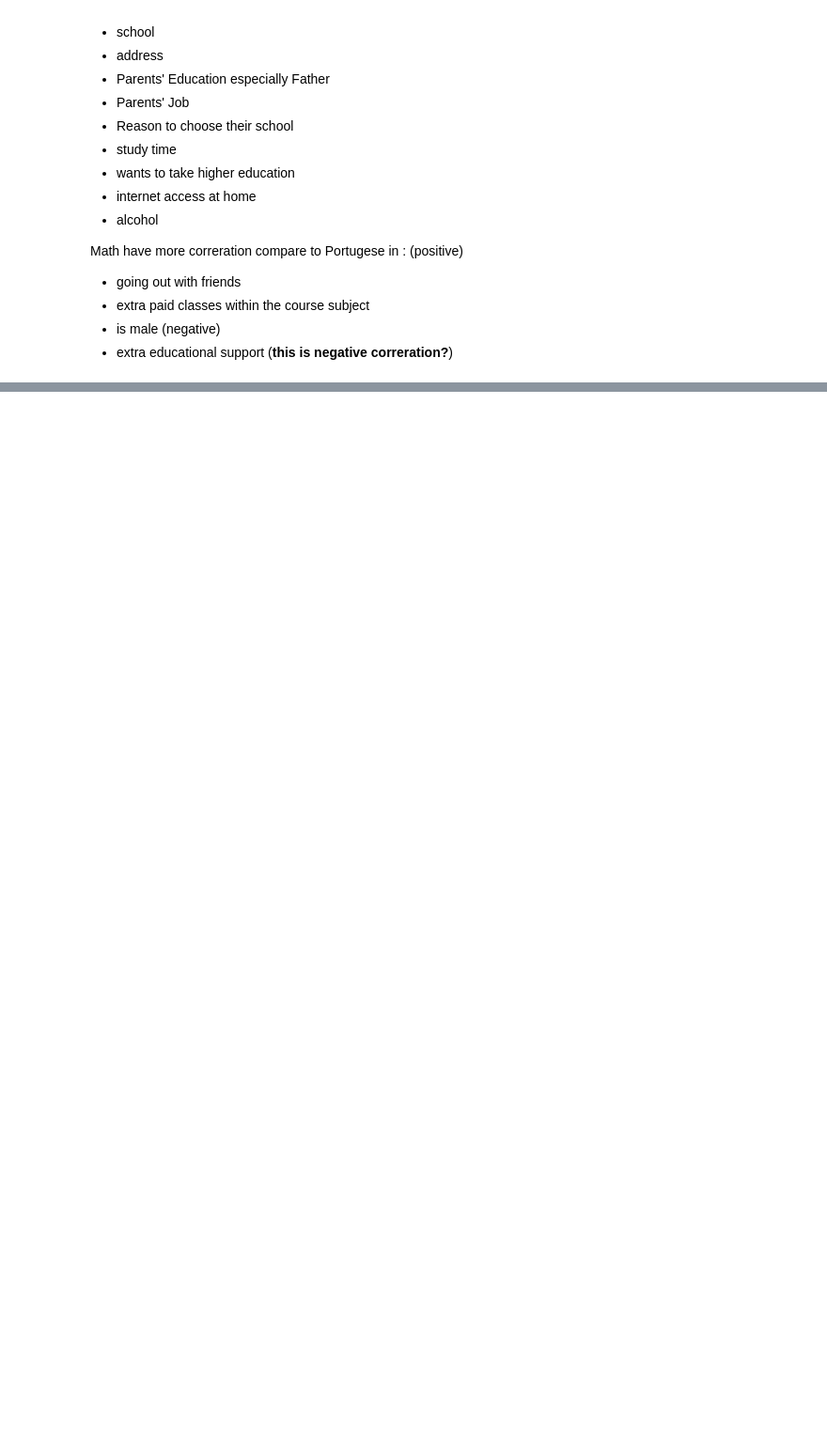
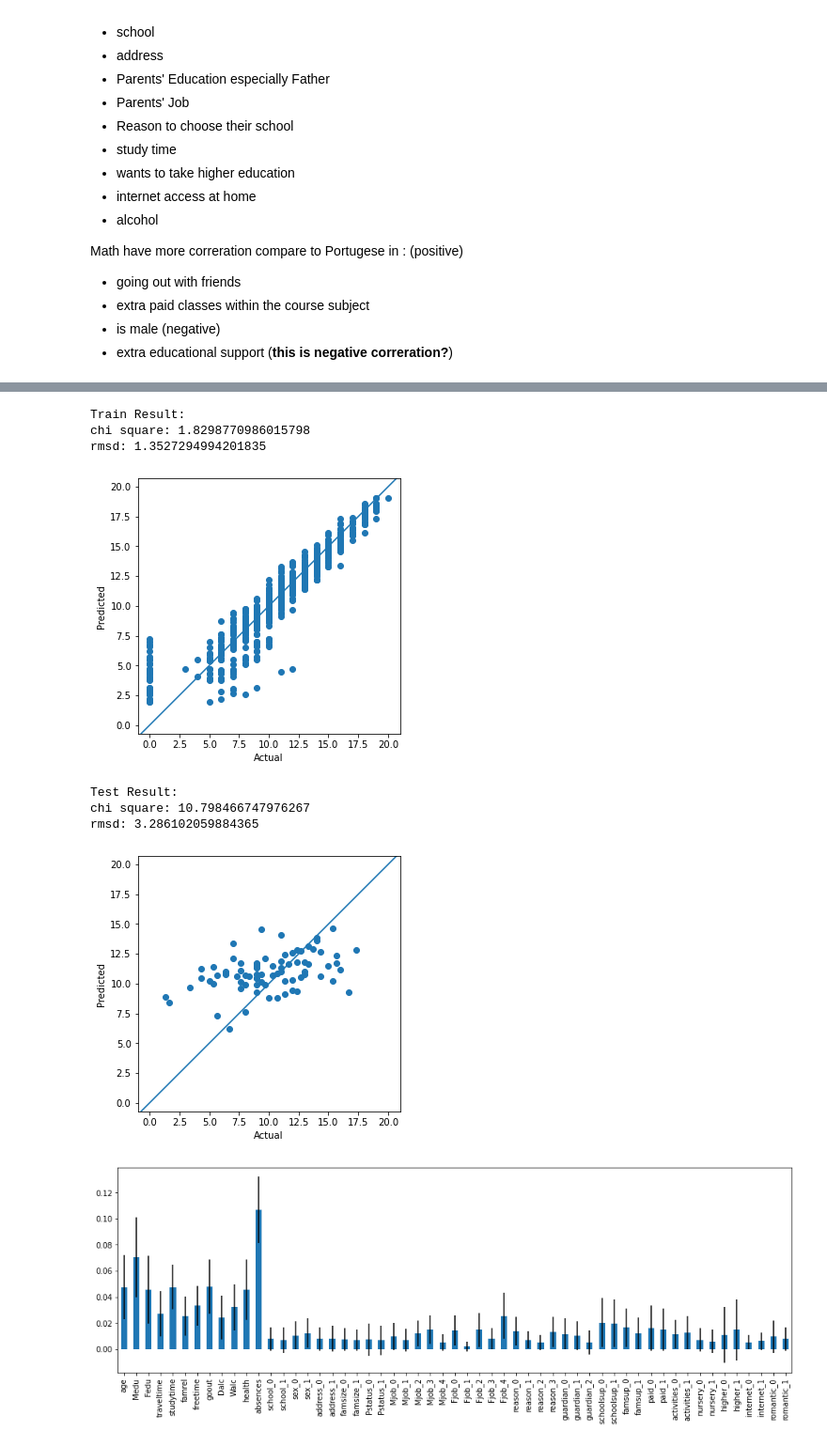
Before and after one commit to cheng1999/Student-Performance-Predict, a Jupyter notebook: cheng.ipynb, the cells around one changed output, grey strips where cells are left out. Shown at 94% size. Cells and saved outputs as stored; diff of their text form; code cells hidden in the pictures; blank space fills up the shorter version.

```diff
--- a/cheng.ipynb
+++ b/cheng.ipynb
@@ -295,0 +386,31 @@ show_feature_importances(rdg_mat)
+# %%
+#mat_train_x, mat_test_x, mat_train_y, mat_test_y = train_test_split(mat_x, mat_y, train_size = 0.7, random_state = 1039)
+mat_train, mat_test = train_test_split(dum_mat_data, train_size = 0.8)#, random_state = 1039)
+
+mat_train  = concat_g123(mat_train)
+mat_train = mat_train.drop(columns=['failures'])
+mat_train_x = mat_train.drop(columns=['G'])
+mat_train_y = mat_train['G']
+
+#mat_test = concat_g123(mat_test)
+mat_test = mat_test.drop(columns=['failures'])
+mat_test_x = mat_test.drop(columns=['G1','G2','G3','Gmean'])
+mat_test_y = mat_test['Gmean']
+# %%
+rdg_mat = RandomForestRegressor()
+rdg_mat.fit(mat_train_x, mat_train_y)
+mat_predict = rdg_mat.predict(mat_test_x)
+
+report(rdg_mat.predict(mat_train_x),mat_train_y,'Train Result:')
+report(mat_predict, mat_test_y,'Test Result:')
+show_feature_importances(rdg_mat,mat_train_x)
+# %% [output]
+Train Result:
+chi square: 1.8298770986015798
+rmsd: 1.3527294994201835
+[figure, added]
+Test Result:
+chi square: 10.798466747976267
+rmsd: 3.286102059884365
+[figure, added]
+[figure, added]
```
Also changed, not shown: parts of 18 cells of this notebook.
